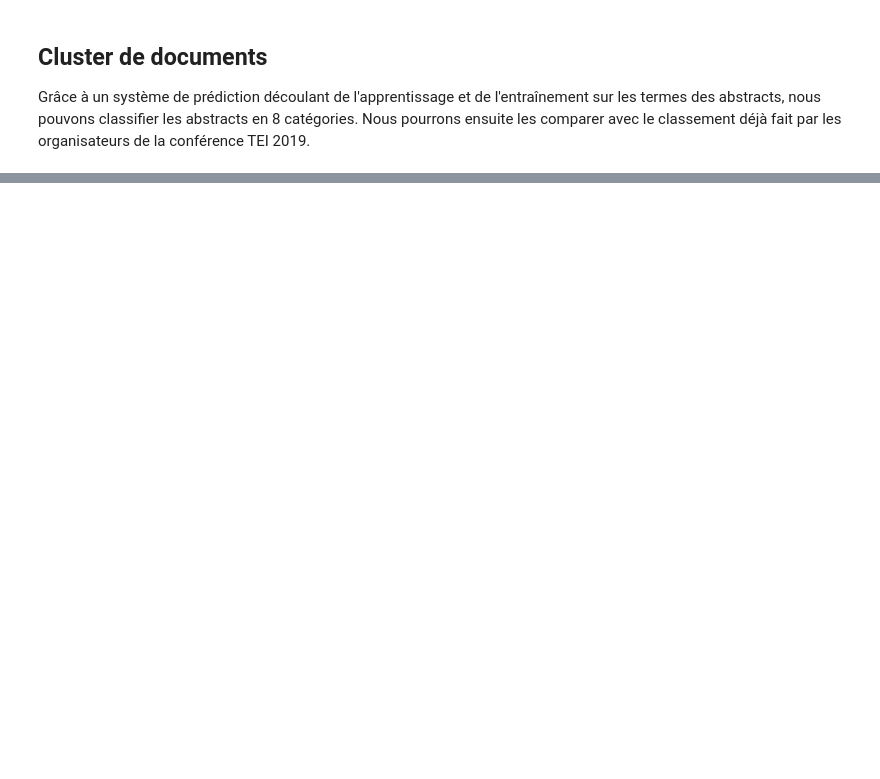
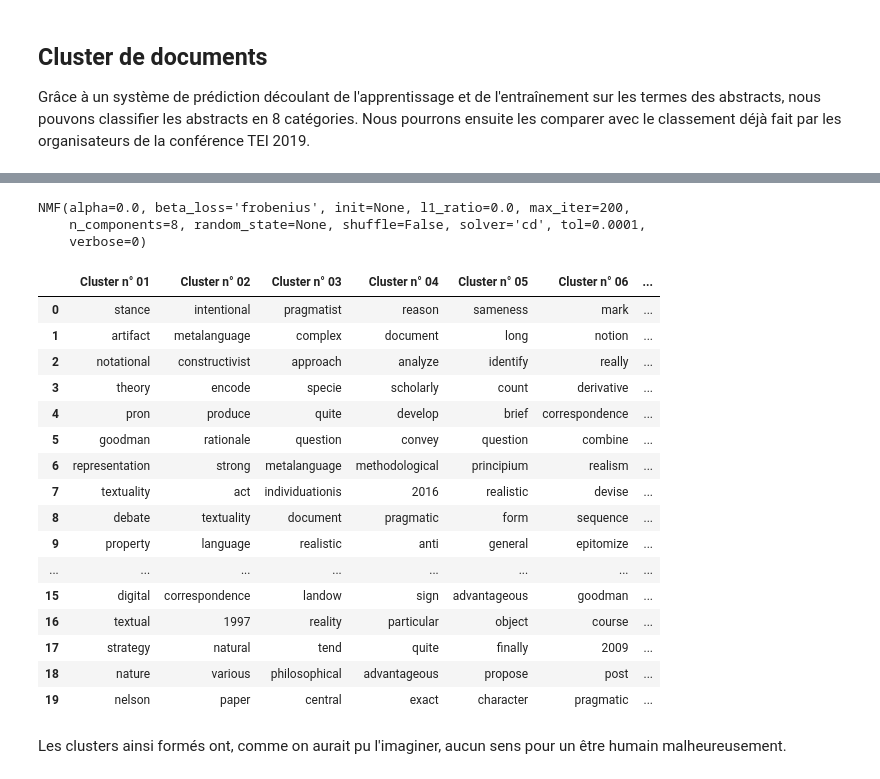
Before and after one commit to Chartes-TNAH/Devoir_Python, a Jupyter notebook: 2019/Step_4_Analyse textuelle et clustering.ipynb, the cells around one changed output, grey strips where cells are left out. Saved outputs shown, nothing was run; the diff lists cells and outputs as text; code cells hidden in the pictures; blank space fills up the shorter version.

```diff
--- a/2019/Step_4_Analyse textuelle et clustering.ipynb
+++ b/2019/Step_4_Analyse textuelle et clustering.ipynb
@@ -277,8 +299,3 @@ TEI and non-XML technologies :
 - Getting Along with Relational Databases
 - Using Microsoft Word for preparing XML TEI-compliant digital editions
 - Scaling up Automatic Structuring of Manuscript Sales Catalogues
-# %%
-# ne pas le lancer, je stock ici l'exemple pour clusteriser des documents
-for abstract in documents:
-    X = vectorizer.transform([abstract])
-    predicted = model.predict(X)
@@ -289,8 +467,49 @@ Ensuite, je vais tenter de déterminer des sujets aux cluster, c'est à dire dé
 # %%
-transformer = TfidfTransformer(smooth_idf=False)
-x_tfidf = transformer.fit_transform(X)
-xtfidf_norm = normalize(x_tfidf, norm='l1', axis=1)
+transformer = TfidfTransformer(smooth_idf=True)
+x_tfidf = transformer.fit_transform(X) #j'insère X, c'est à dire les documents vectorisés
+xtfidf_norm = normalize(x_tfidf, norm='l1', axis=1) #normalisation des vecteurs pour rentrer dans la matrice
 # %%
-num_topics = 8 #définition du nombre de topics
-model = NMF(n_components=num_topics)
-model.fit(xtfidf_norm)
+num_topics = 8
+model = NMF(n_components=num_topics) #Je construis l'algorithme de NMF
+model.fit(xtfidf_norm) #J'entre mes vecteurs normalisés dans l'algorithme de NMF
+# %% [output]
+NMF(alpha=0.0, beta_loss='frobenius', init=None, l1_ratio=0.0, max_iter=200,
+    n_components=8, random_state=None, shuffle=False, solver='cd', tol=0.0001,
+    verbose=0)
+# %%
+def get_nmf_topics(model, n_top_words):
+
+    # Je récupère ici un dictionnaire avec le mot en clé et son vecteur en valeur. Permet de récupérer les mots.
+    feat_names = vectorizer.get_feature_names()
+
+    word_dict = {}
+    for i in range(num_topics):
+
+        #Pour chaque cluster j'obtiens les plus gros vecteurs, et j'ajoute les mots dans le dictionnaires initialisés "word_dict".
+        words_ids = model.components_[i].argsort()[:-20 - 1:-1]
+        words = [feat_names[key] for key in words_ids]
+        word_dict['Cluster n° ' + '{:02d}'.format(i+1)] = words
+
+    return pd.DataFrame(word_dict);
+# %%
+get_nmf_topics(model, 10)
+# %% [output]
+|  | Cluster n° 01 | Cluster n° 02 | Cluster n° 03 | Cluster n° 04 | Cluster n° 05 | Cluster n° 06 | ... |
+| 0 | stance | intentional | pragmatist | reason | sameness | mark | ... |
+| 1 | artifact | metalanguage | complex | document | long | notion | ... |
+| 2 | notational | constructivist | approach | analyze | identify | really | ... |
+| 3 | theory | encode | specie | scholarly | count | derivative | ... |
+| 4 | pron | produce | quite | develop | brief | correspondence | ... |
+| 5 | goodman | rationale | question | convey | question | combine | ... |
+| 6 | representation | strong | metalanguage | methodological | principium | realism | ... |
+| 7 | textuality | act | individuationis | 2016 | realistic | devise | ... |
+| 8 | debate | textuality | document | pragmatic | form | sequence | ... |
+| 9 | property | language | realistic | anti | general | epitomize | ... |
+| ... | ... | ... | ... | ... | ... | ... | ... |
+| 15 | digital | correspondence | landow | sign | advantageous | goodman | ... |
+| 16 | textual | 1997 | reality | particular | object | course | ... |
+| 17 | strategy | natural | tend | quite | finally | 2009 | ... |
+| 18 | nature | various | philosophical | advantageous | propose | post | ... |
+| 19 | nelson | paper | central | exact | character | pragmatic | ... |
+# %% [markdown]
+Les clusters ainsi formés ont, comme on aurait pu l'imaginer, aucun sens pour un être humain malheureusement.
```
Also changed, not shown: parts of 14 cells of this notebook, 7 other files.
